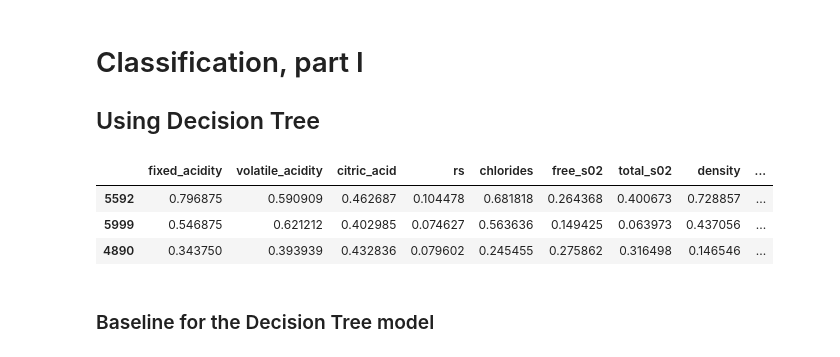
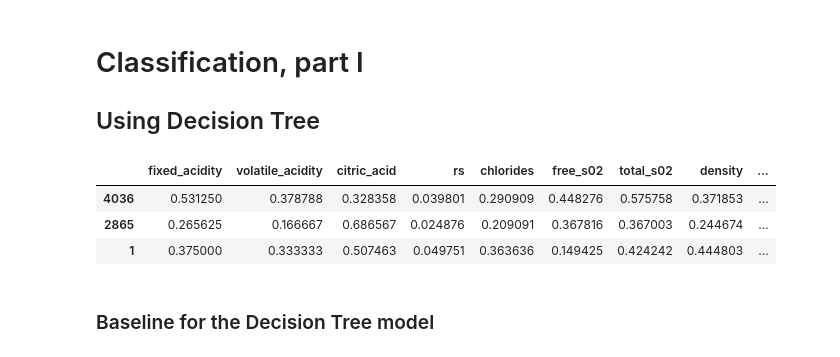
Before and after one commit to Mags-and-Smitty-Clustering-Project/group, a Jupyter notebook: project_3_workbook_esperance.ipynb, the cells around one changed output. Drawn from its saved outputs; the diff is of its cells as text; code cells hidden in the pictures.

```diff
--- a/project_3_workbook_esperance.ipynb
+++ b/project_3_workbook_esperance.ipynb
@@ -620,15 +620,15 @@ plt.show()
 # %%
 # splitting train, val, test into X and y
 
 X_train, y_train, X_val, y_val, X_test, y_test = prepare_xy_split.tts_xy(train_scaled,
                                                                          val_scaled, test_scaled, 'quality')
 
-X_train.sample(3)
+X_val.sample(3)
 # %% [output]
 |  | fixed_acidity | volatile_acidity | citric_acid | rs | chlorides | free_s02 | total_s02 | density | ... |
-| 5592 | 0.796875 | 0.590909 | 0.462687 | 0.104478 | 0.681818 | 0.264368 | 0.400673 | 0.728857 | ... |
-| 5999 | 0.546875 | 0.621212 | 0.402985 | 0.074627 | 0.563636 | 0.149425 | 0.063973 | 0.437056 | ... |
-| 4890 | 0.343750 | 0.393939 | 0.432836 | 0.079602 | 0.245455 | 0.275862 | 0.316498 | 0.146546 | ... |
+| 4036 | 0.531250 | 0.378788 | 0.328358 | 0.039801 | 0.290909 | 0.448276 | 0.575758 | 0.371853 | ... |
+| 2865 | 0.265625 | 0.166667 | 0.686567 | 0.024876 | 0.209091 | 0.367816 | 0.367003 | 0.244674 | ... |
+| 1 | 0.375000 | 0.333333 | 0.507463 | 0.049751 | 0.363636 | 0.149425 | 0.424242 | 0.444803 | ... |
 # %% [markdown]
 ### Baseline for the Decision Tree model
 # %%
```
Also changed, not shown: parts of 29 cells of this notebook.
